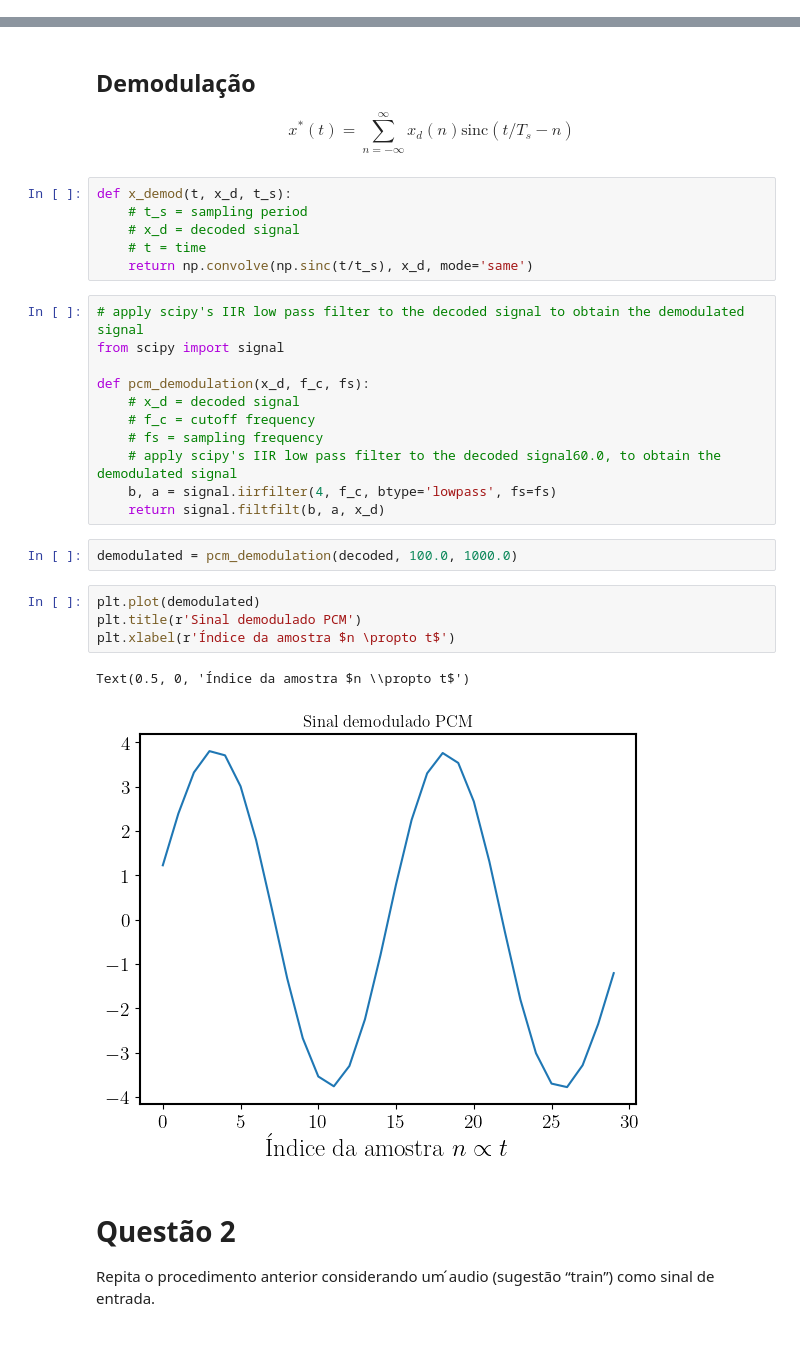
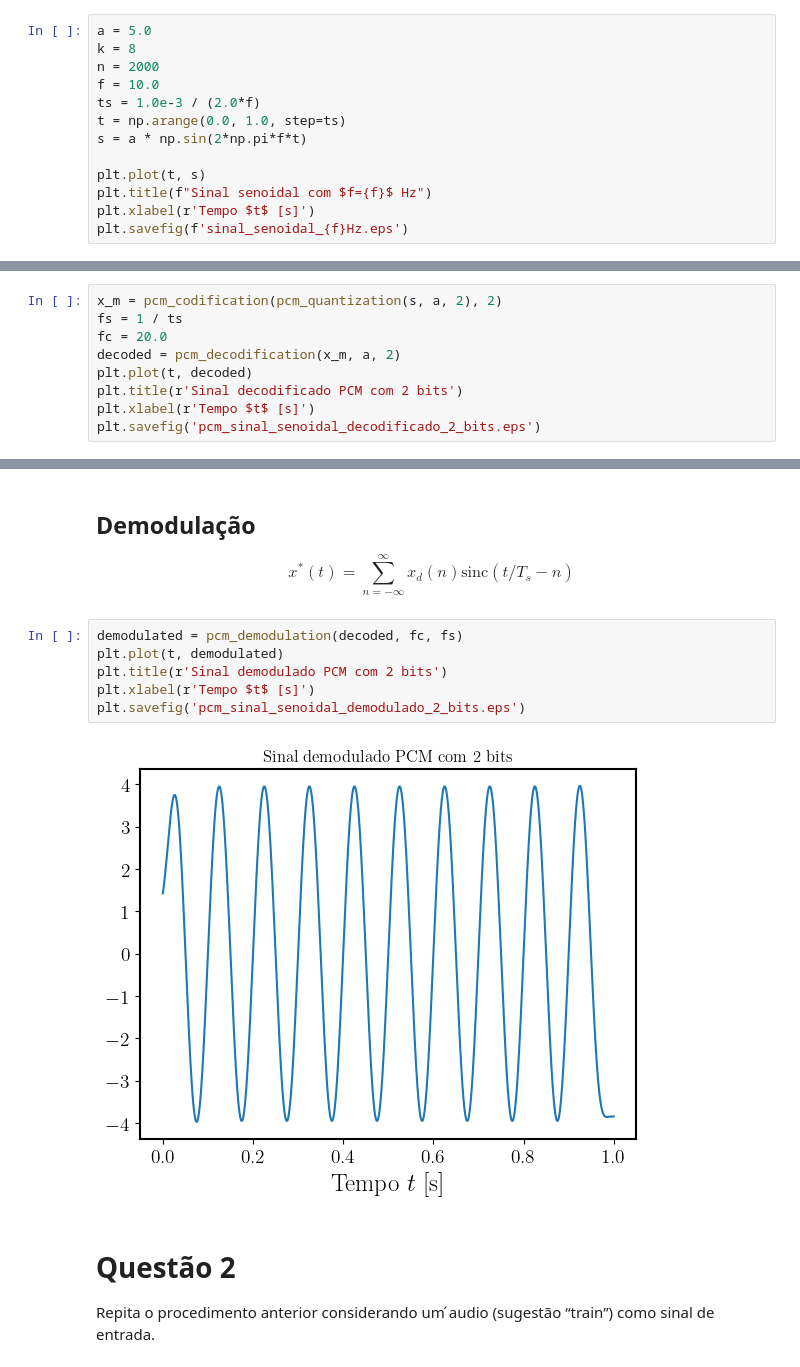
Before and after one commit to vini-fda/EET50-Lab2, a Jupyter notebook: lab2.ipynb, the cells around one changed output, grey strips where cells are left out. Cells and saved outputs as stored; diff of their text form.

```diff
--- a/lab2.ipynb
+++ b/lab2.ipynb
@@ -116,0 +32,13 @@ Text(0.5, 0, 'Índice da amostra $n \\propto t$')
+# %%
+a = 5.0
+k = 8
+n = 2000
+f = 10.0
+ts = 1.0e-3 / (2.0*f)
+t = np.arange(0.0, 1.0, step=ts)
+s = a * np.sin(2*np.pi*f*t)
+
+plt.plot(t, s)
+plt.title(f"Sinal senoidal com $f={f}$ Hz")
+plt.xlabel(r'Tempo $t$ [s]')
+plt.savefig(f'sinal_senoidal_{f}Hz.eps')
@@ -116,0 +59,9 @@ Text(0.5, 0, 'Índice da amostra $n \\propto t$')
+# %%
+x_m = pcm_codification(pcm_quantization(s, a, 2), 2)
+fs = 1 / ts
+fc = 20.0
+decoded = pcm_decodification(x_m, a, 2)
+plt.plot(t, decoded)
+plt.title(r'Sinal decodificado PCM com 2 bits')
+plt.xlabel(r'Tempo $t$ [s]')
+plt.savefig('pcm_sinal_senoidal_decodificado_2_bits.eps')
@@ -118,32 +71,14 @@ Text(0.5, 0, 'Índice da amostra $n \\propto t$')
 ## Demodulação
 
 $$x^*(t) = \sum_{n=-\infty}^{\infty} x_d(n) \text{sinc}(t/T_s - n)$$
-# %%
-def x_demod(t, x_d, t_s):
-    # t_s = sampling period
-    # x_d = decoded signal
-    # t = time
-    return np.convolve(np.sinc(t/t_s), x_d, mode='same')
-# %%
-# apply scipy's IIR low pass filter to the decoded signal to obtain the demodulated signal
-from scipy import signal
-
-def pcm_demodulation(x_d, f_c, fs):
-    # x_d = decoded signal
-    # f_c = cutoff frequency
-    # fs = sampling frequency
-    # apply scipy's IIR low pass filter to the decoded signal60.0, to obtain the demodulated signal
-    b, a = signal.iirfilter(4, f_c, btype='lowpass', fs=fs)
-    return signal.filtfilt(b, a, x_d)
-# %%
-demodulated = pcm_demodulation(decoded, 100.0, 1000.0)
 # %%
-plt.plot(demodulated)
-plt.title(r'Sinal demodulado PCM')
-plt.xlabel(r'Índice da amostra $n \propto t$')
+demodulated = pcm_demodulation(decoded, fc, fs)
+plt.plot(t, demodulated)
+plt.title(r'Sinal demodulado PCM com 2 bits')
+plt.xlabel(r'Tempo $t$ [s]')
+plt.savefig('pcm_sinal_senoidal_demodulado_2_bits.eps')
 # %% [output]
-Text(0.5, 0, 'Índice da amostra $n \\propto t$')
-[figure, old version]
+[figure, new version]
 # %% [markdown]
 # Questão 2
 
```
Also changed, not shown: parts of 20 cells of this notebook, 2 other files.
